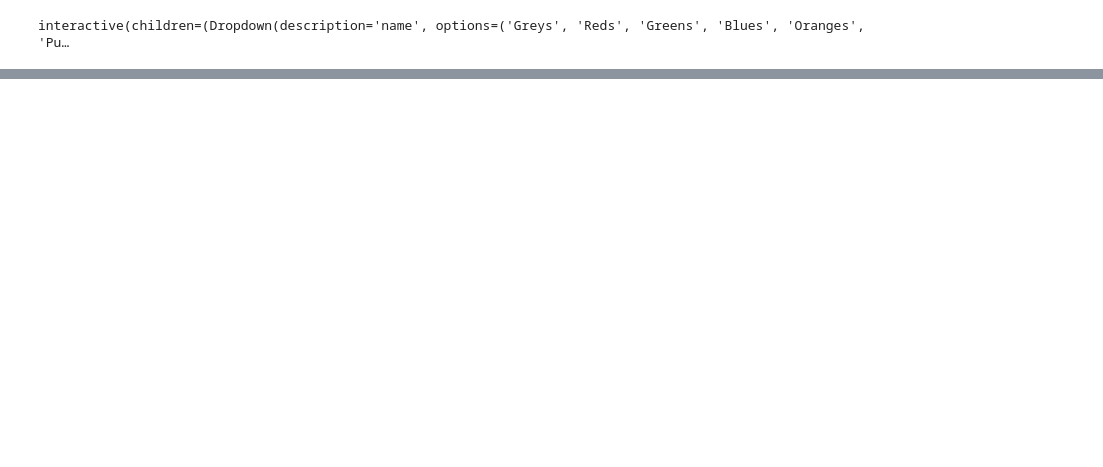
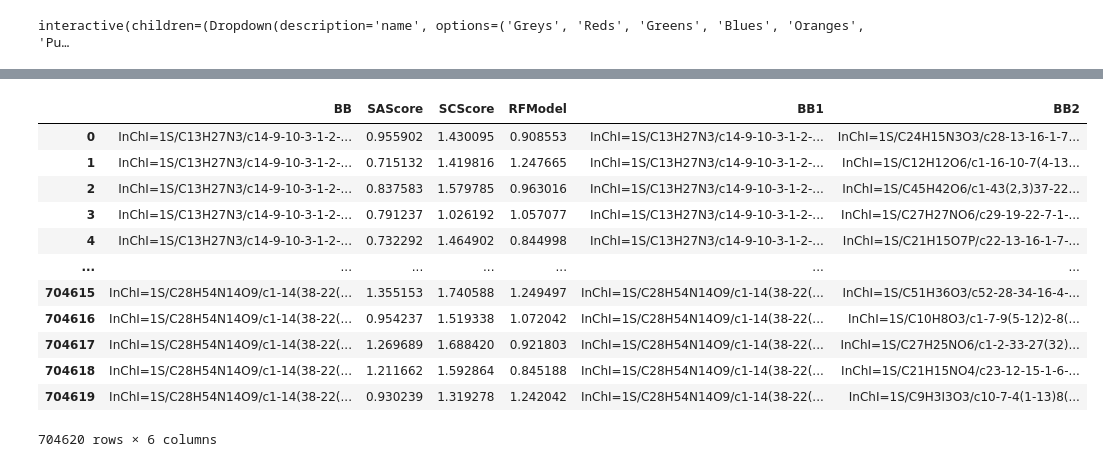
Before and after one commit to stevenkbennett/synthetic_accessibility_project, a Jupyter notebook: stages/Stage1_SyntheticAccesibilityScores/DB_SA_Analysis.ipynb, the cells around one changed output, grey strips where cells are left out. Drawn from its saved outputs; the diff is of its cells as text; code cells hidden in the pictures; blank space fills up the shorter version.

```diff
--- a/stages/Stage1_SyntheticAccesibilityScores/DB_SA_Analysis.ipynb
+++ b/stages/Stage1_SyntheticAccesibilityScores/DB_SA_Analysis.ipynb
@@ -224,0 +275,17 @@ df_reaxys.corr()
+# %%
+combinations = it.product(
+    (r[1] for r in df_reaxys[df_reaxys["func_group"] == "primary amine"].iterrows()),
+    (r[1] for r in df_reaxys[df_reaxys["func_group"] == "aldehyde"].iterrows()),
+)
+dict_combinations = defaultdict(list)
+
+for combination in tqdm(combinations):
+    dict_combinations["BB"].append(
+        rdkit.MolToInchi(rdkit.MolFromSmiles(combination[0]["smiles"]))
+        + " "
+        + rdkit.MolToInchi(rdkit.MolFromSmiles(combination[1]["smiles"]))
+    )
+    dict_combinations["SAScore"].append(sum(r["sascore"] for r in combination))
+    dict_combinations["SCScore"].append(sum(r["scscore"] for r in combination))
+    dict_combinations["RFModel"].append(sum(r["rfmodel"] for r in combination))
+df_combinations = pd.DataFrame(dict_combinations)
@@ -224,0 +296,16 @@ df_reaxys.corr()
+# %%
+df_combinations
+# %% [output]
+|  | BB | SAScore | SCScore | RFModel | BB1 | BB2 |
+| 0 | InChI=1S/C13H27N3/c14-9-10-3-1-2-... | 0.955902 | 1.430095 | 0.908553 | InChI=1S/C13H27N3/c14-9-10-3-1-2-... | InChI=1S/C24H15N3O3/c28-13-16-1-7... |
+| 1 | InChI=1S/C13H27N3/c14-9-10-3-1-2-... | 0.715132 | 1.419816 | 1.247665 | InChI=1S/C13H27N3/c14-9-10-3-1-2-... | InChI=1S/C12H12O6/c1-16-10-7(4-13... |
+| 2 | InChI=1S/C13H27N3/c14-9-10-3-1-2-... | 0.837583 | 1.579785 | 0.963016 | InChI=1S/C13H27N3/c14-9-10-3-1-2-... | InChI=1S/C45H42O6/c1-43(2,3)37-22... |
+| 3 | InChI=1S/C13H27N3/c14-9-10-3-1-2-... | 0.791237 | 1.026192 | 1.057077 | InChI=1S/C13H27N3/c14-9-10-3-1-2-... | InChI=1S/C27H27NO6/c29-19-22-7-1-... |
+| 4 | InChI=1S/C13H27N3/c14-9-10-3-1-2-... | 0.732292 | 1.464902 | 0.844998 | InChI=1S/C13H27N3/c14-9-10-3-1-2-... | InChI=1S/C21H15O7P/c22-13-16-1-7-... |
+| ... | ... | ... | ... | ... | ... | ... |
+| 704615 | InChI=1S/C28H54N14O9/c1-14(38-22(... | 1.355153 | 1.740588 | 1.249497 | InChI=1S/C28H54N14O9/c1-14(38-22(... | InChI=1S/C51H36O3/c52-28-34-16-4-... |
+| 704616 | InChI=1S/C28H54N14O9/c1-14(38-22(... | 0.954237 | 1.519338 | 1.072042 | InChI=1S/C28H54N14O9/c1-14(38-22(... | InChI=1S/C10H8O3/c1-7-9(5-12)2-8(... |
+| 704617 | InChI=1S/C28H54N14O9/c1-14(38-22(... | 1.269689 | 1.688420 | 0.921803 | InChI=1S/C28H54N14O9/c1-14(38-22(... | InChI=1S/C27H25NO6/c1-2-33-27(32)... |
+| 704618 | InChI=1S/C28H54N14O9/c1-14(38-22(... | 1.211662 | 1.592864 | 0.845188 | InChI=1S/C28H54N14O9/c1-14(38-22(... | InChI=1S/C21H15NO4/c23-12-15-1-6-... |
+| 704619 | InChI=1S/C28H54N14O9/c1-14(38-22(... | 0.930239 | 1.319278 | 1.242042 | InChI=1S/C28H54N14O9/c1-14(38-22(... | InChI=1S/C9H3I3O3/c10-7-4(1-13)8(... |
+704620 rows × 6 columns
```
Also changed, not shown: parts of 32 cells of this notebook.
